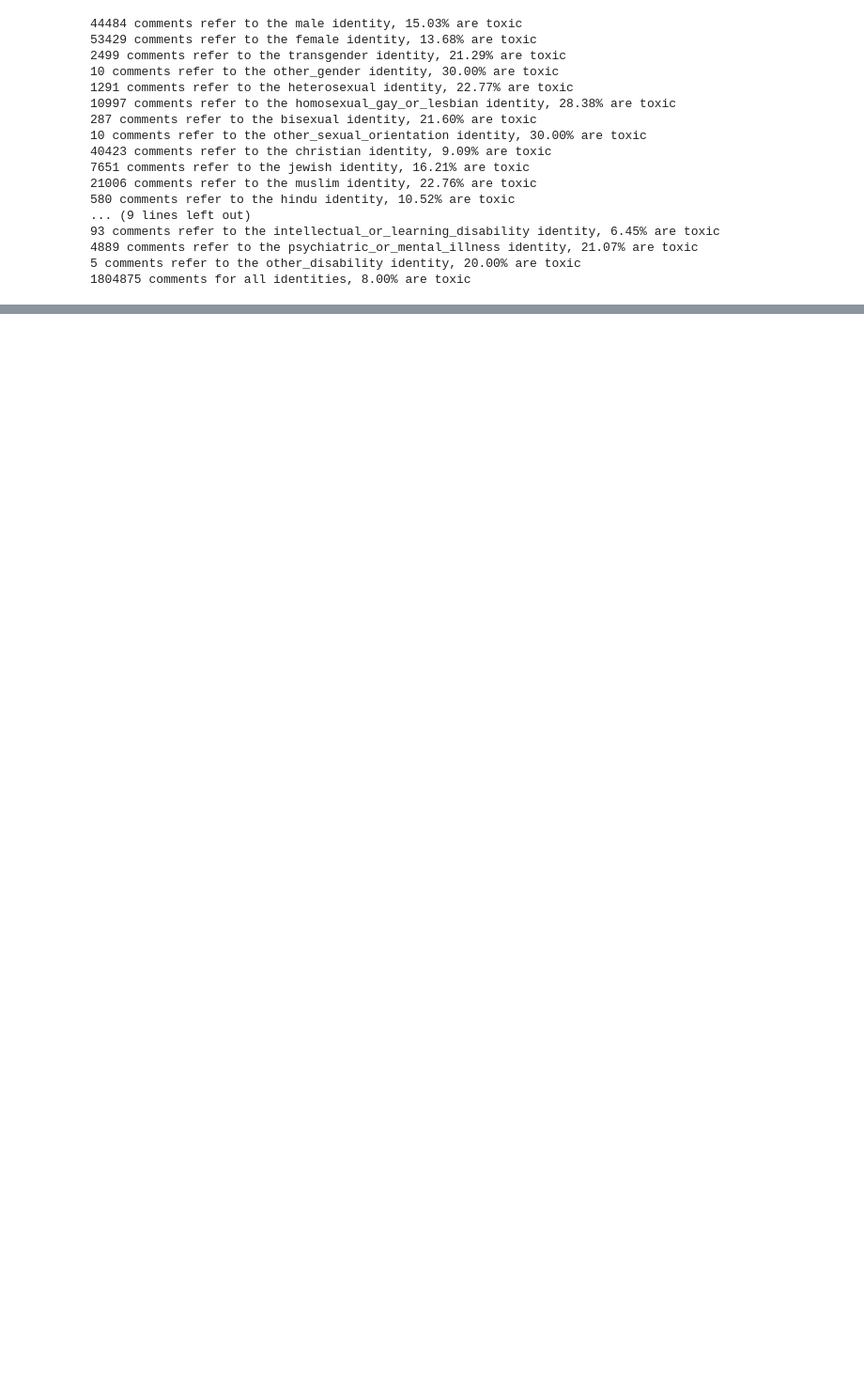
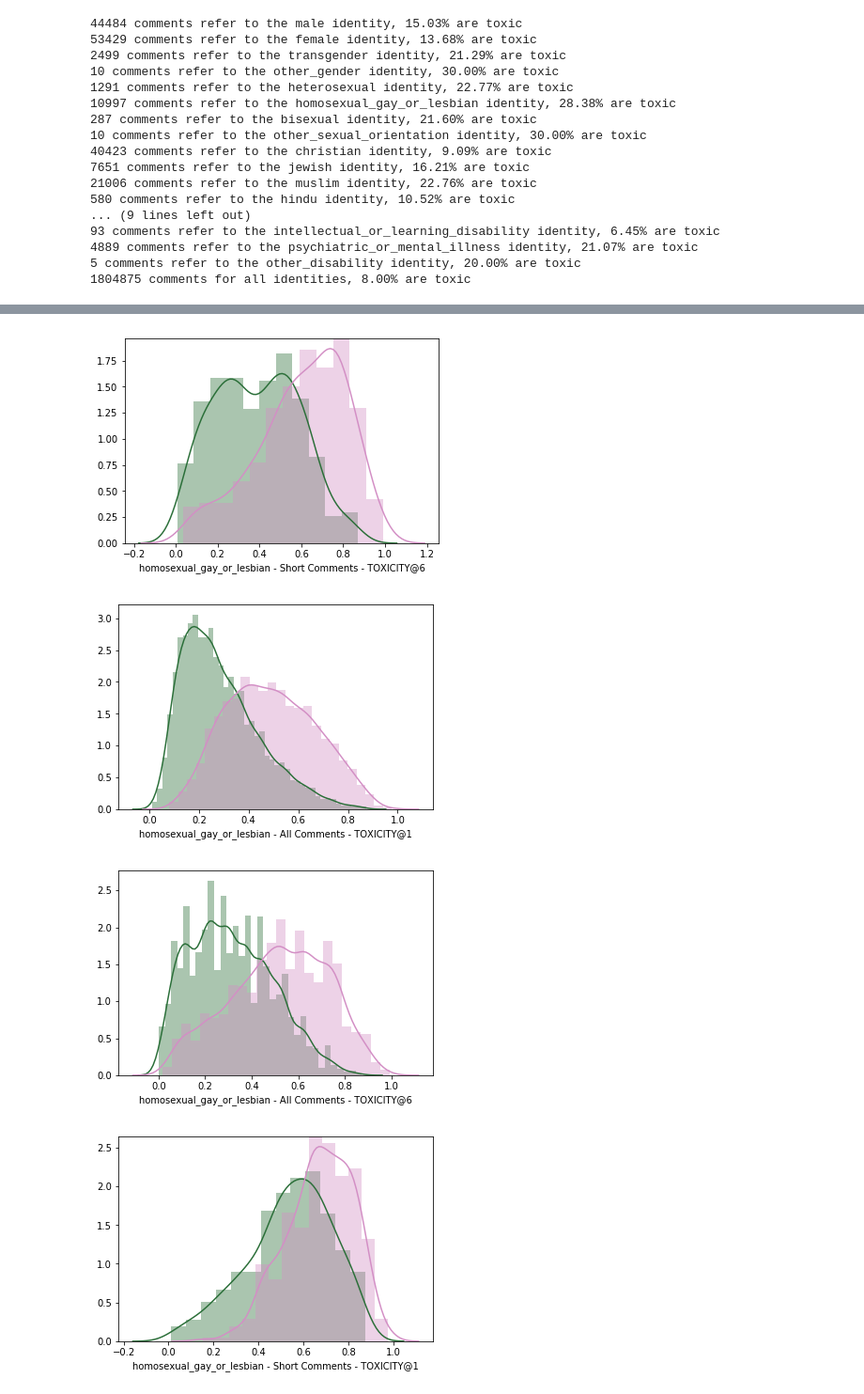
Before and after one commit to conversationai/unintended-ml-bias-analysis, a Jupyter notebook: unintended_ml_bias/FATES_Bias_Analysis.ipynb, the cells around one changed output, grey strips where cells are left out. Shown at 94% size. Cells and saved outputs as stored; diff of their text form; code cells hidden in the pictures; blank space fills up the shorter version.

```diff
--- a/unintended_ml_bias/FATES_Bias_Analysis.ipynb
+++ b/unintended_ml_bias/FATES_Bias_Analysis.ipynb
@@ -273,0 +313,14 @@ print('%d comments for all identities, %.2f%% are toxic' % (
+# %%
+plot_histogram(civil_comments_df, 'homosexual_gay_or_lesbian', 'Rock:TOXICITY',
+               'homosexual_gay_or_lesbian - All Comments - TOXICITY@1', out='/tmp/hist_hgl_all_1.png')
+plot_histogram(civil_comments_df, 'homosexual_gay_or_lesbian', 'RockV6_2:TOXICITY',
+               'homosexual_gay_or_lesbian - All Comments - TOXICITY@6', out='/tmp/hist_hgl_all_6.png')
+plot_histogram(civil_comments_short_df, 'homosexual_gay_or_lesbian', 'Rock:TOXICITY',
+               'homosexual_gay_or_lesbian - Short Comments - TOXICITY@1', out='/tmp/hist_hgl_short_1.png')
+plot_histogram(civil_comments_short_df, 'homosexual_gay_or_lesbian', 'RockV6_2:TOXICITY',
+               'homosexual_gay_or_lesbian - Short Comments - TOXICITY@6', out='/tmp/hist_hgl_short_6.png')
+# %% [output]
+[figure, added]
+[figure, added]
+[figure, added]
+[figure, added]
```
Also changed, not shown: parts of 3 cells of this notebook.
